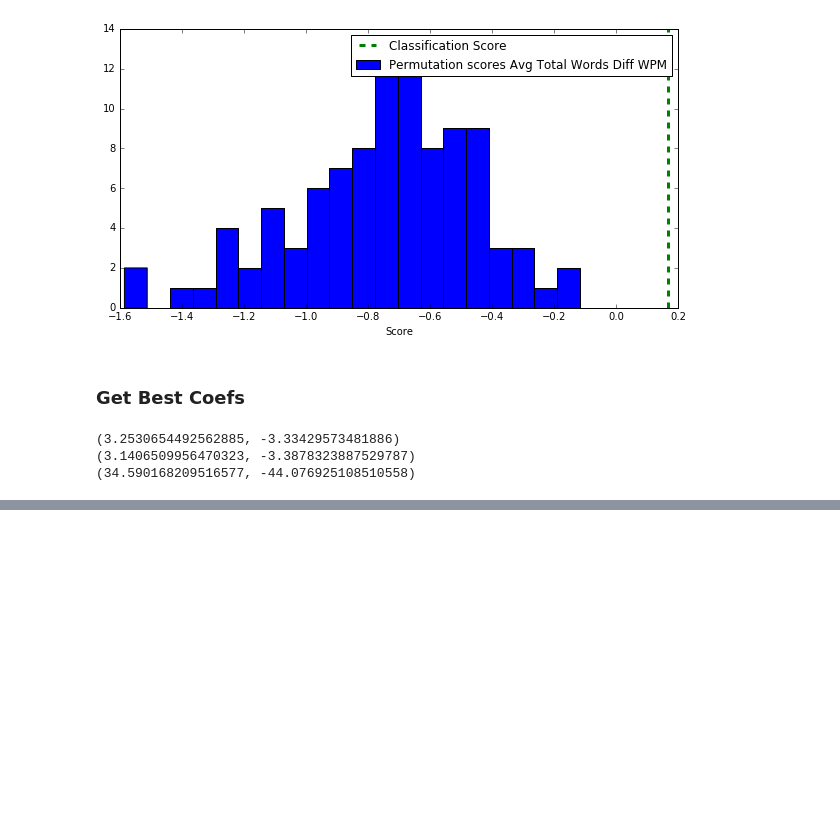
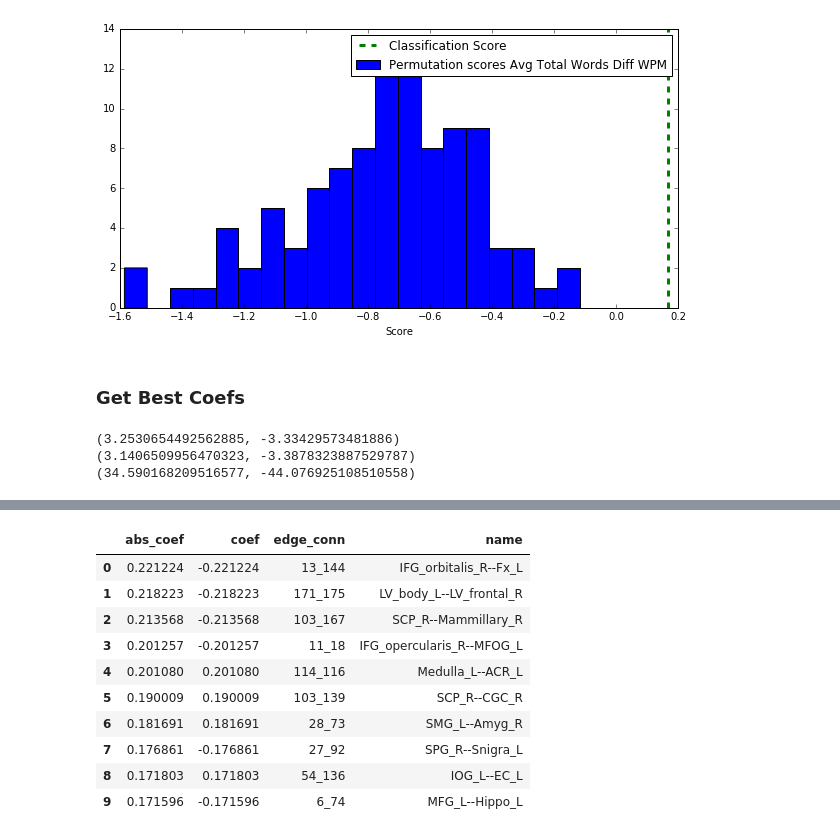
Before and after one commit to bonilhamusclab-projects/behav_connectome_prediction, a Jupyter notebook: Step 4 Both Hemi Results View.ipynb, the cells around one changed output, grey strips where cells are left out. Cells and saved outputs as stored; diff of their text form; code cells hidden in the pictures; blank space fills up the shorter version.

```diff
--- a/Step 4 Both Hemi Results View.ipynb
+++ b/Step 4 Both Hemi Results View.ipynb
@@ -248,0 +288,14 @@ def mk_coeffs_mat(coeffs):
+# %%
+edge_conn_df_atw_wpm.iloc[0:10]
+# %% [output]
+|  | abs_coef | coef | edge_conn | name |
+| 0 | 0.221224 | -0.221224 | 13_144 | IFG_orbitalis_R--Fx_L |
+| 1 | 0.218223 | -0.218223 | 171_175 | LV_body_L--LV_frontal_R |
+| 2 | 0.213568 | -0.213568 | 103_167 | SCP_R--Mammillary_R |
+| 3 | 0.201257 | -0.201257 | 11_18 | IFG_opercularis_R--MFOG_L |
+| 4 | 0.201080 | 0.201080 | 114_116 | Medulla_L--ACR_L |
+| 5 | 0.190009 | 0.190009 | 103_139 | SCP_R--CGC_R |
+| 6 | 0.181691 | 0.181691 | 28_73 | SMG_L--Amyg_R |
+| 7 | 0.176861 | -0.176861 | 27_92 | SPG_R--Snigra_L |
+| 8 | 0.171803 | 0.171803 | 54_136 | IOG_L--EC_L |
+| 9 | 0.171596 | -0.171596 | 6_74 | MFG_L--Hippo_L |
```
Also changed, not shown: parts of 11 cells of this notebook, 5 other files.
